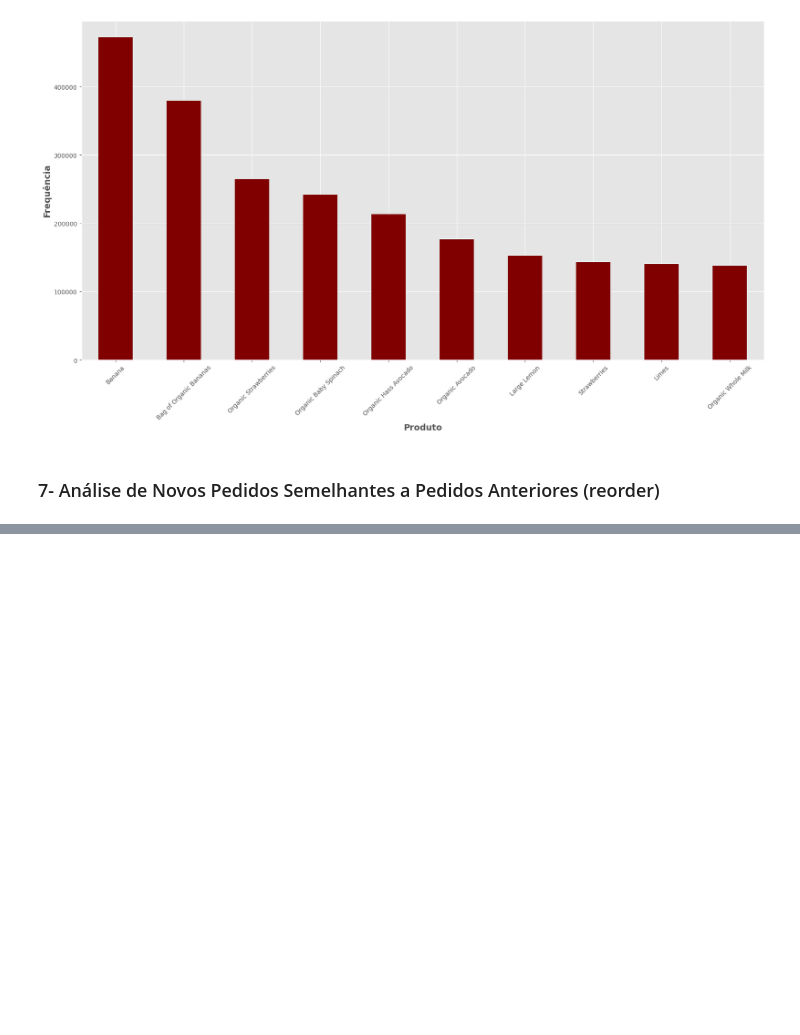
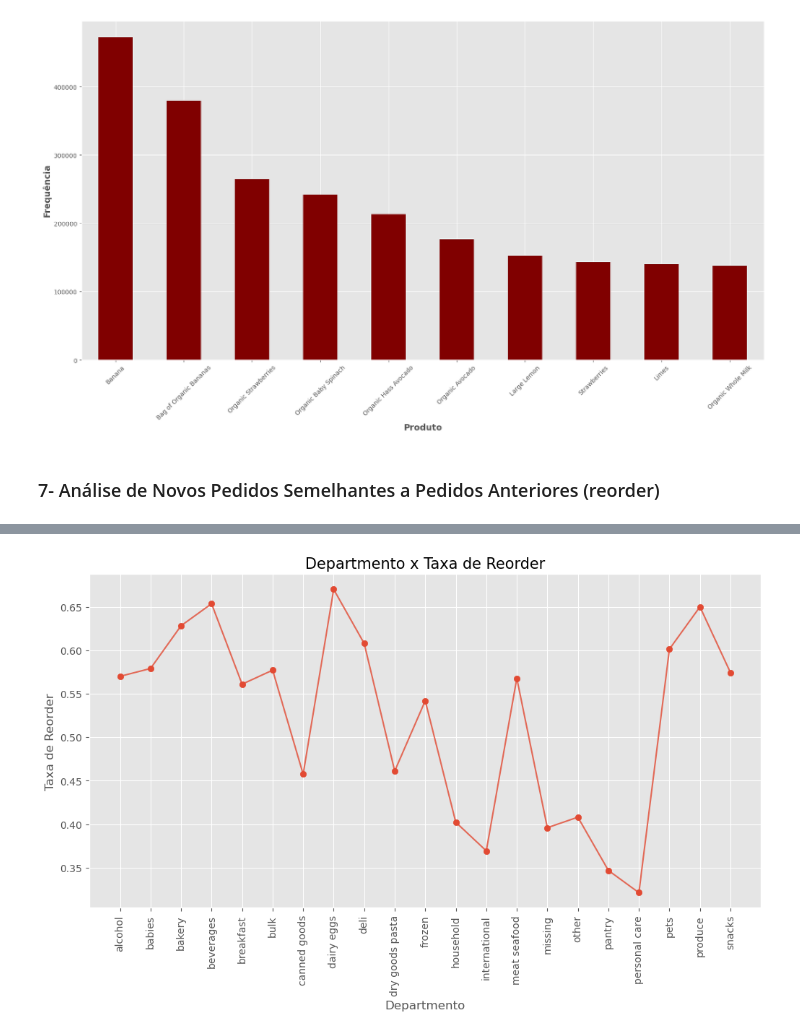
Before and after one commit to raulrosapacheco/Analise-Instacart-CestaDeMercado, a Jupyter notebook: Analise_Instacart_CestaDeMercado.ipynb, the cells around one changed output, grey strips where cells are left out. Cells and saved outputs as stored; diff of their text form; code cells hidden in the pictures; blank space fills up the shorter version.

```diff
--- a/Analise_Instacart_CestaDeMercado.ipynb
+++ b/Analise_Instacart_CestaDeMercado.ipynb
@@ -357,0 +369,3 @@ ax.bar(labels, reorder, width, label = 'Reorder', color = 'green')
+# %%
+temp_df = order_product_prior.groupby("department")["reordered"].aggregate('mean').reset_index()
+temp_df.head()
@@ -357,0 +379,11 @@ ax.bar(labels, reorder, width, label = 'Reorder', color = 'green')
+# %%
+plt.figure(figsize = (12,6))
+plt.plot(list(temp_df['department']), temp_df['reordered'].values, alpha = 0.8)
+plt.scatter(list(temp_df['department']), temp_df['reordered'].values)
+plt.ylabel('Taxa de Reorder', fontsize = 12)
+plt.xlabel('Departmento', fontsize = 12)
+plt.title("Departmento x Taxa de Reorder", fontsize = 15)
+plt.xticks(rotation = 'vertical')
+plt.show()
+# %% [output]
+[figure, added]
```
Also changed, not shown: parts of 16 cells of this notebook.
